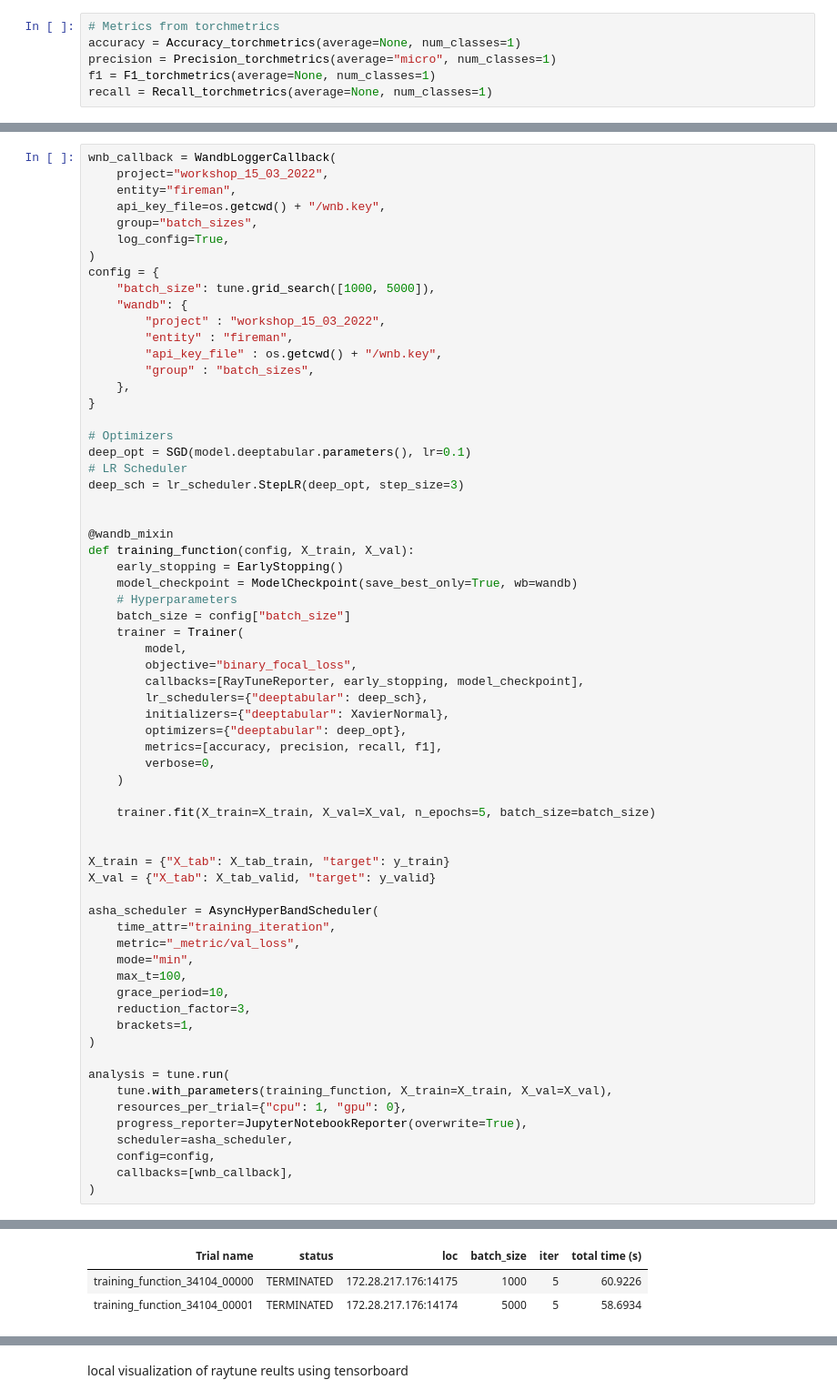
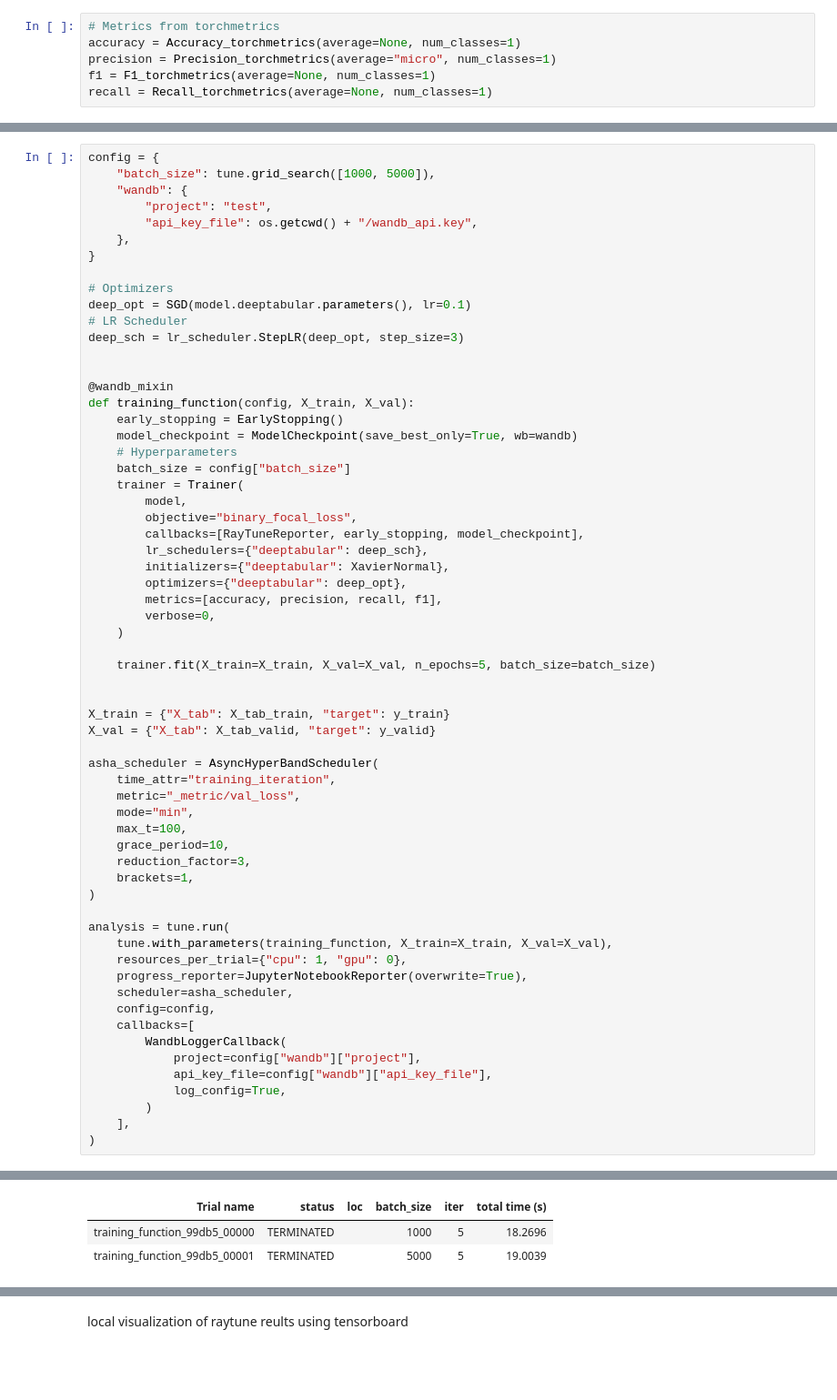
Before and after one commit to jrzaurin/pytorch-widedeep, a Jupyter notebook: examples/notebooks/10_hyperParameter_tuning_w_raytune_n_wnb.ipynb, the cells around one changed output, grey strips where cells are left out. Shown at 91% size. Drawn from its saved outputs; the diff is of its cells as text; blank space fills up the shorter version.

Commit message:
cleanup
tests finished successfully and I removed some files that I accidentally added to the pull request

```diff
--- a/examples/notebooks/10_hyperParameter_tuning_w_raytune_n_wnb.ipynb
+++ b/examples/notebooks/10_hyperParameter_tuning_w_raytune_n_wnb.ipynb
@@ -131,18 +134,9 @@ recall = Recall_torchmetrics(average=None, num_classes=1)
 # %%
-wnb_callback = WandbLoggerCallback(
-    project="workshop_15_03_2022",
-    entity="fireman",
-    api_key_file=os.getcwd() + "/wnb.key",
-    group="batch_sizes",
-    log_config=True,
-)
 config = {
     "batch_size": tune.grid_search([1000, 5000]),
     "wandb": {
-        "project" : "workshop_15_03_2022",
-        "entity" : "fireman",
-        "api_key_file" : os.getcwd() + "/wnb.key",
-        "group" : "batch_sizes",
+        "project": "test",
+        "api_key_file": os.getcwd() + "/wandb_api.key",
     },
 }
 
@@ -191,7 +185,13 @@ analysis = tune.run(
     progress_reporter=JupyterNotebookReporter(overwrite=True),
     scheduler=asha_scheduler,
     config=config,
-    callbacks=[wnb_callback],
+    callbacks=[
+        WandbLoggerCallback(
+            project=config["wandb"]["project"],
+            api_key_file=config["wandb"]["api_key_file"],
+            log_config=True,
+        )
+    ],
 )
 # %% [output]
 == Status ==
@@ -203,4 +202,4 @@ Result logdir: /home/palo/ray_results/training_function_2022-03-15_08-40-36
 Number of trials: 2/2 (2 TERMINATED)
 | Trial name | status | loc | batch_size | iter | total time (s) |
-| training_function_34104_00000 | TERMINATED | 172.28.217.176:14175 | 1000 | 5 | 60.9226 |
-| training_function_34104_00001 | TERMINATED | 172.28.217.176:14174 | 5000 | 5 | 58.6934 |
+| training_function_99db5_00000 | TERMINATED |  | 1000 | 5 | 18.2696 |
+| training_function_99db5_00001 | TERMINATED |  | 5000 | 5 | 19.0039 |
```
Also changed, not shown: parts of 5 cells of this notebook, 3 other files.
